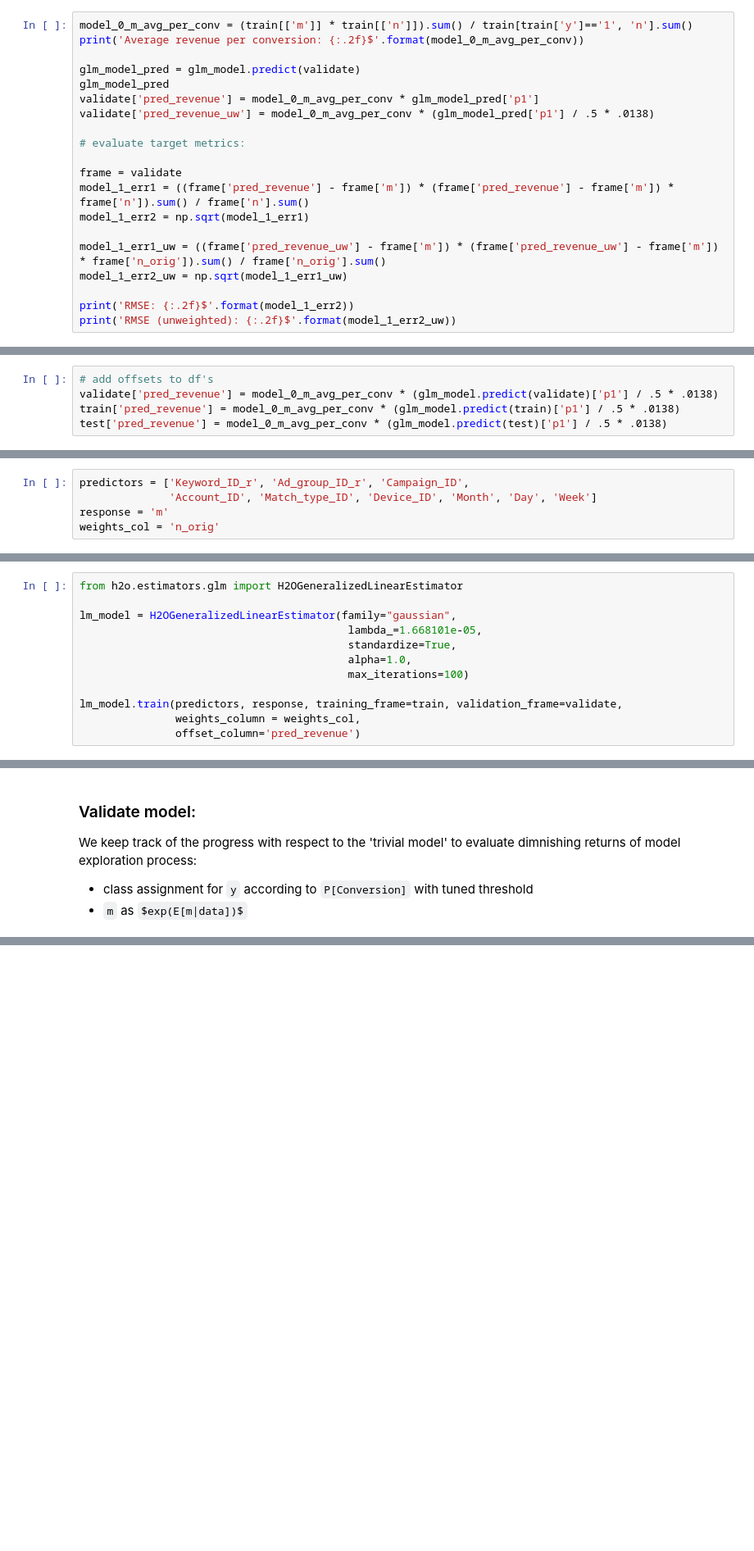
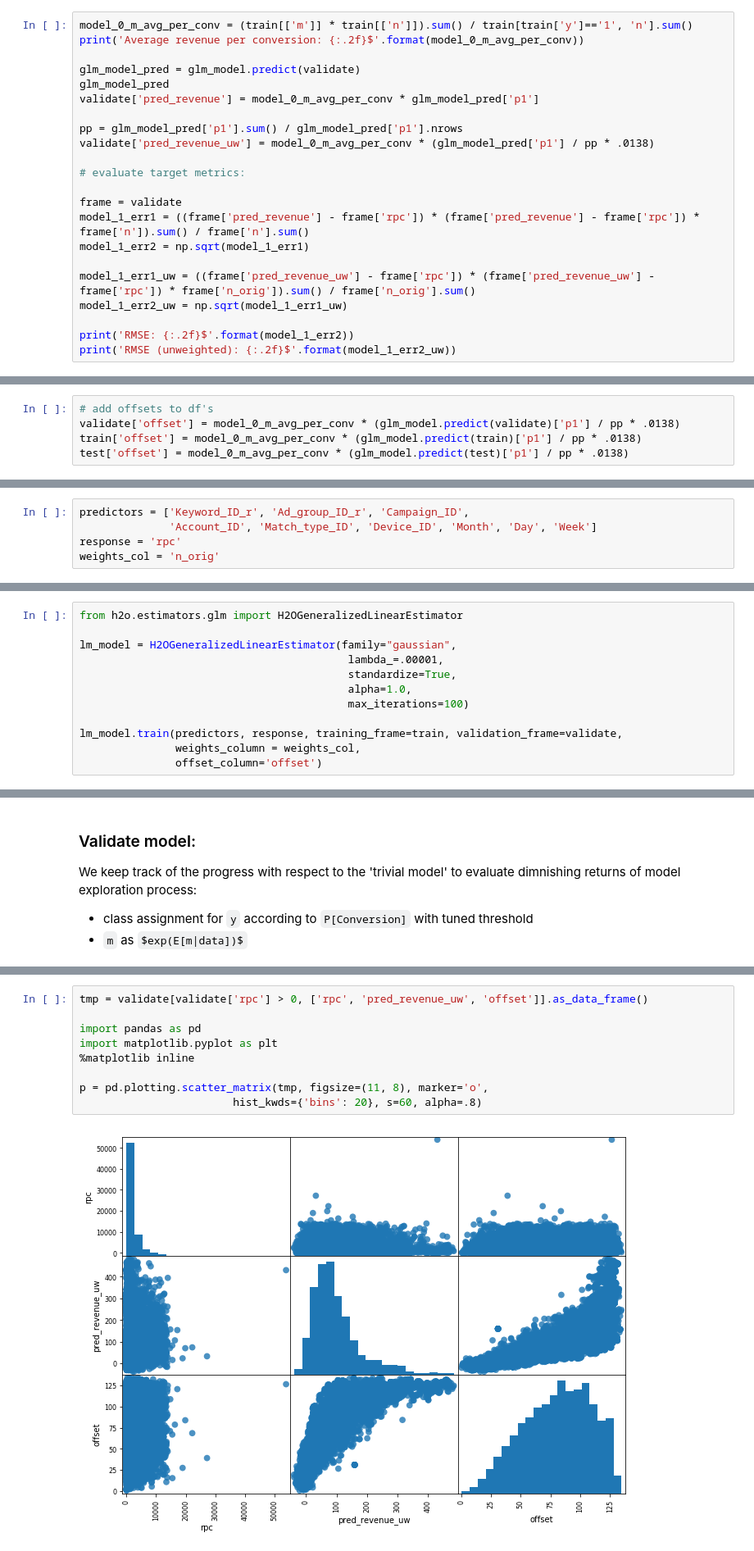
Before and after one commit to jakubglinka/ml-rpc, a Jupyter notebook: notebooks/revenue_per_click_prediction.ipynb, the cells around one changed output, grey strips where cells are left out. Shown at 82% size. Drawn from its saved outputs; the diff is of its cells as text; blank space fills up the shorter version.

```diff
--- a/notebooks/revenue_per_click_prediction.ipynb
+++ b/notebooks/revenue_per_click_prediction.ipynb
@@ -898,15 +944,17 @@ print('Average revenue per conversion: {:.2f}$'.format(model_0_m_avg_per_conv))
 glm_model_pred = glm_model.predict(validate)
 glm_model_pred
 validate['pred_revenue'] = model_0_m_avg_per_conv * glm_model_pred['p1']
-validate['pred_revenue_uw'] = model_0_m_avg_per_conv * (glm_model_pred['p1'] / .5 * .0138)
+
+pp = glm_model_pred['p1'].sum() / glm_model_pred['p1'].nrows
+validate['pred_revenue_uw'] = model_0_m_avg_per_conv * (glm_model_pred['p1'] / pp * .0138)
 
 # evaluate target metrics:
 
 frame = validate
-model_1_err1 = ((frame['pred_revenue'] - frame['m']) * (frame['pred_revenue'] - frame['m']) * frame['n']).sum() / frame['n'].sum()
+model_1_err1 = ((frame['pred_revenue'] - frame['rpc']) * (frame['pred_revenue'] - frame['rpc']) * frame['n']).sum() / frame['n'].sum()
 model_1_err2 = np.sqrt(model_1_err1)
 
-model_1_err1_uw = ((frame['pred_revenue_uw'] - frame['m']) * (frame['pred_revenue_uw'] - frame['m']) * frame['n_orig']).sum() / frame['n_orig'].sum()
+model_1_err1_uw = ((frame['pred_revenue_uw'] - frame['rpc']) * (frame['pred_revenue_uw'] - frame['rpc']) * frame['n_orig']).sum() / frame['n_orig'].sum()
 model_1_err2_uw = np.sqrt(model_1_err1_uw)
 
 print('RMSE: {:.2f}$'.format(model_1_err2))
@@ -919,8 +967,8 @@ RMSE (unweighted): 496.14$
 # %%
 # add offsets to df's
-validate['pred_revenue'] = model_0_m_avg_per_conv * (glm_model.predict(validate)['p1'] / .5 * .0138)
-train['pred_revenue'] = model_0_m_avg_per_conv * (glm_model.predict(train)['p1'] / .5 * .0138)
-test['pred_revenue'] = model_0_m_avg_per_conv * (glm_model.predict(test)['p1'] / .5 * .0138)
+validate['offset'] = model_0_m_avg_per_conv * (glm_model.predict(validate)['p1'] / pp * .0138)
+train['offset'] = model_0_m_avg_per_conv * (glm_model.predict(train)['p1'] / pp * .0138)
+test['offset'] = model_0_m_avg_per_conv * (glm_model.predict(test)['p1'] / pp * .0138)
 # %% [output]
 glm prediction progress: |████████████████████████████████████████████████| 100%
 glm prediction progress: |████████████████████████████████████████████████| 100%
@@ -933,7 +981,7 @@ http://docs.h2o.ai/h2o/latest-stable/h2o-docs/data-science/glm.html
 # %%
 predictors = ['Keyword_ID_r', 'Ad_group_ID_r', 'Campaign_ID',
               'Account_ID', 'Match_type_ID', 'Device_ID', 'Month', 'Day', 'Week']
-response = 'm'
+response = 'rpc'
 weights_col = 'n_orig'
 # %% [markdown]
 #### Tune lasso parameters
@@ -979,14 +1027,14 @@ pd_dev
 from h2o.estimators.glm import H2OGeneralizedLinearEstimator
 
 lm_model = H2OGeneralizedLinearEstimator(family="gaussian",
-                                          lambda_=1.668101e-05,
+                                          lambda_=.00001,
                                           standardize=True,
                                           alpha=1.0,
                                           max_iterations=100)
 
 lm_model.train(predictors, response, training_frame=train, validation_frame=validate,
                weights_column = weights_col,
-               offset_column='pred_revenue')
+               offset_column='offset')
 # %% [output]
 glm Model Build progress: |███████████████████████████████████████████████| 100%
 # %%
@@ -1055,3 +1075,14 @@ lm_model_pred
+# %%
+tmp = validate[validate['rpc'] > 0, ['rpc', 'pred_revenue_uw', 'offset']].as_data_frame()
+
+import pandas as pd
+import matplotlib.pyplot as plt
+%matplotlib inline
+
+p = pd.plotting.scatter_matrix(tmp, figsize=(11, 8), marker='o',
+                        hist_kwds={'bins': 20}, s=60, alpha=.8)
+# %% [output]
+[figure, added]
 # %% [markdown]
 ### Use simple deep learning model:
 # %%
```
Also changed, not shown: parts of 21 cells of this notebook.
